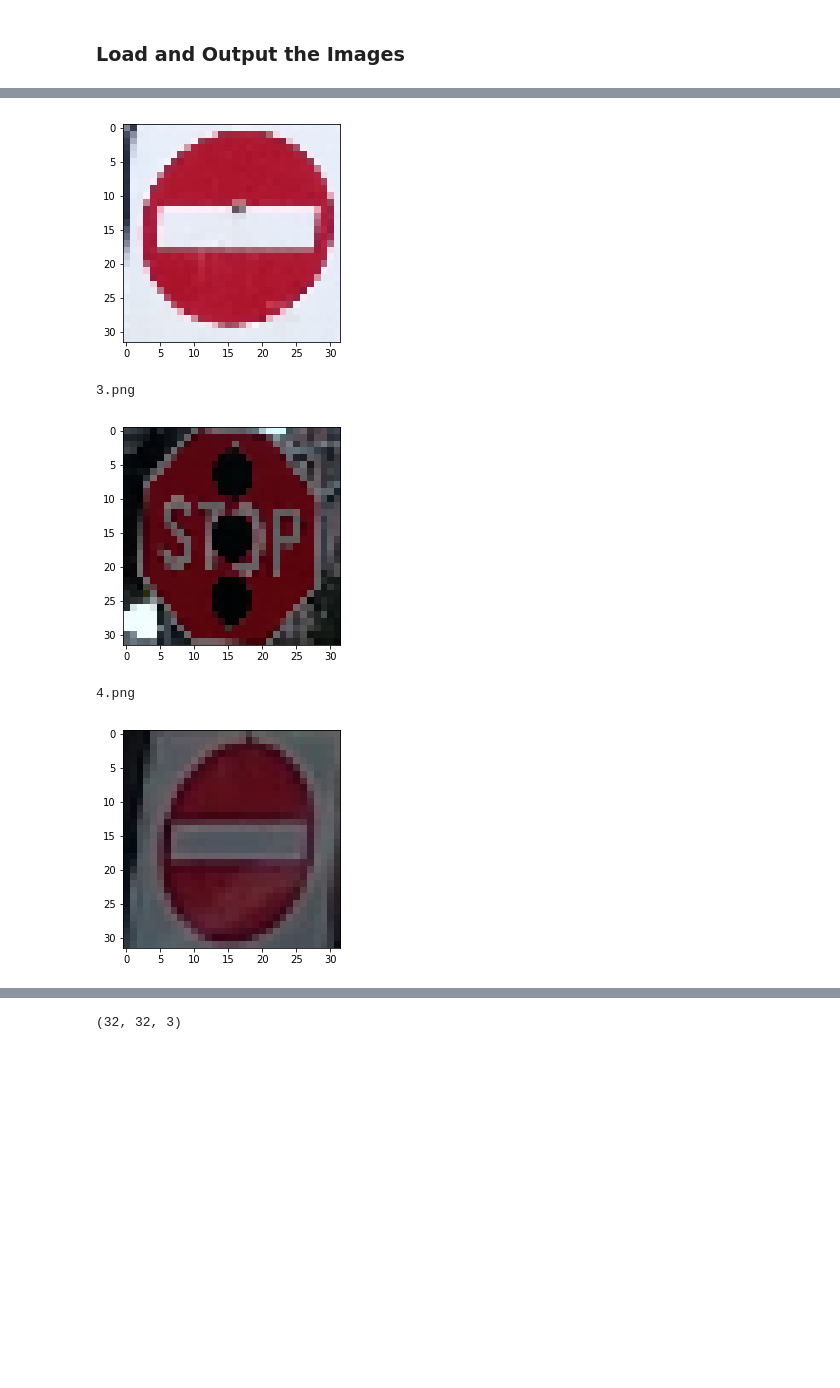
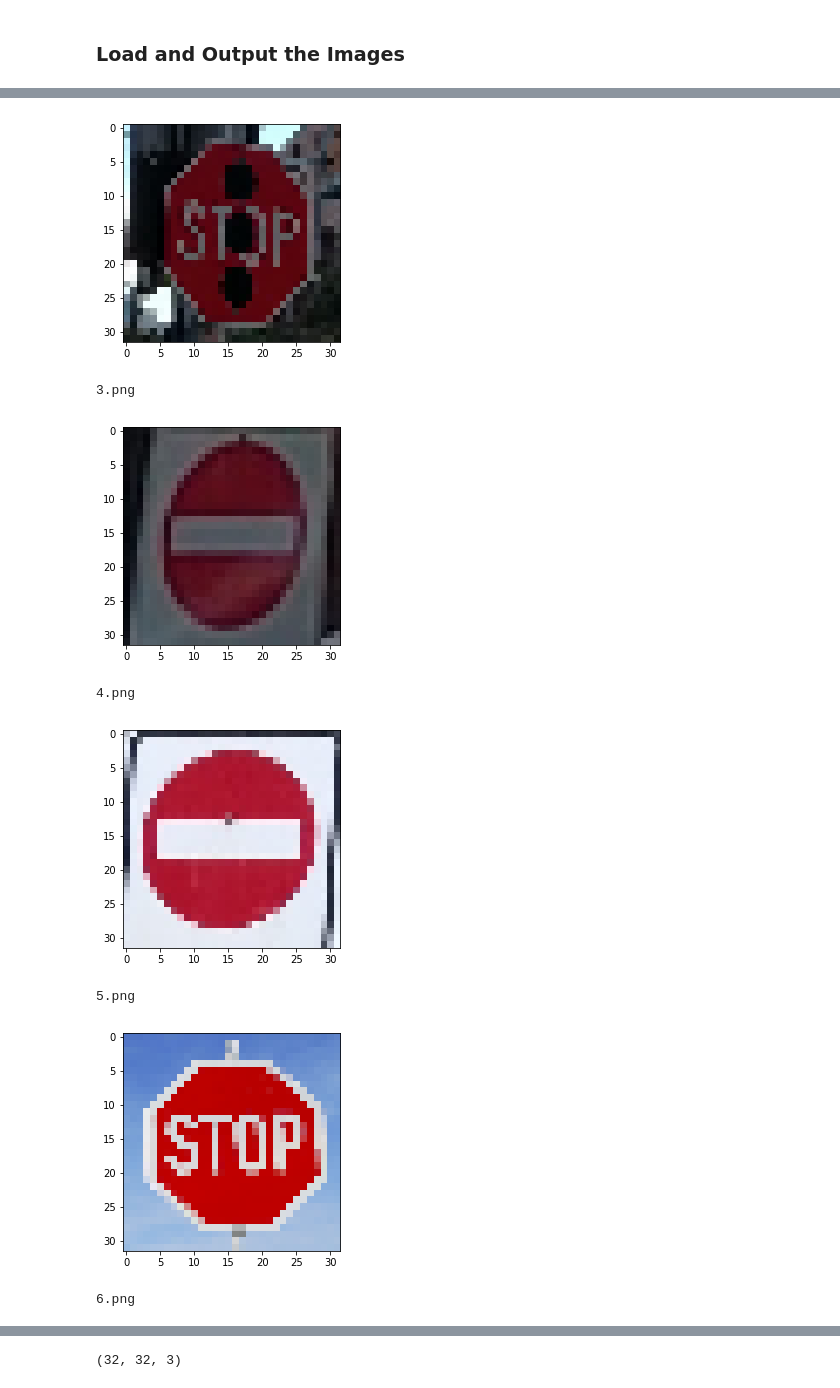
Before and after one commit to clockworkbits/CarND-Traffic-Sign-Classifier-Project, a Jupyter notebook: Traffic_Sign_Classifier.ipynb, the cells around one changed output, grey strips where cells are left out. Saved outputs shown, nothing was run; the diff lists cells and outputs as text; code cells hidden in the pictures; blank space fills up the shorter version.

```diff
--- a/Traffic_Sign_Classifier.ipynb
+++ b/Traffic_Sign_Classifier.ipynb
@@ -391,5 +390,5 @@ print(files)
 # %%
-X_photos = np.empty([4, 32, 32, 3], dtype = np.int32)
+X_photos = np.empty([len(files), 32, 32, 3], dtype = np.int32)
 for counter, file in enumerate(files):
     print(file)
     bgr_img = cv2.imread('signs-photos/' + file)
@@ -406,6 +405,9 @@ for counter, file in enumerate(files):
 2.png
-[figure, old version]
+[figure, new version]
 3.png
-[figure, old version]
+[figure, new version]
 4.png
-[figure, old version]
+[figure, new version]
+5.png
+[figure, added]
+6.png
```
Also changed, not shown: parts of 8 cells of this notebook, 7 other files.
